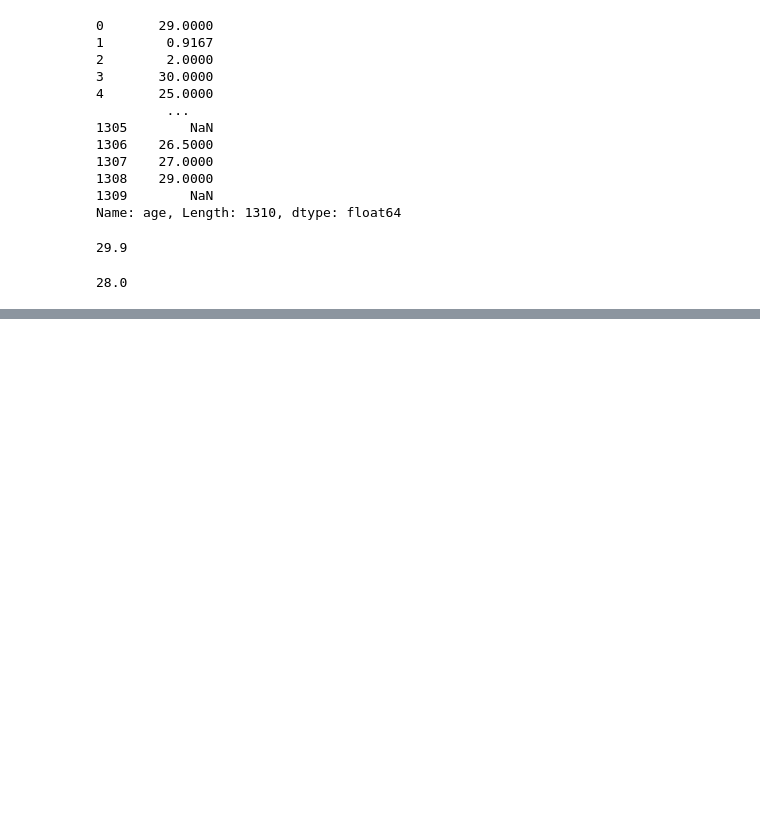
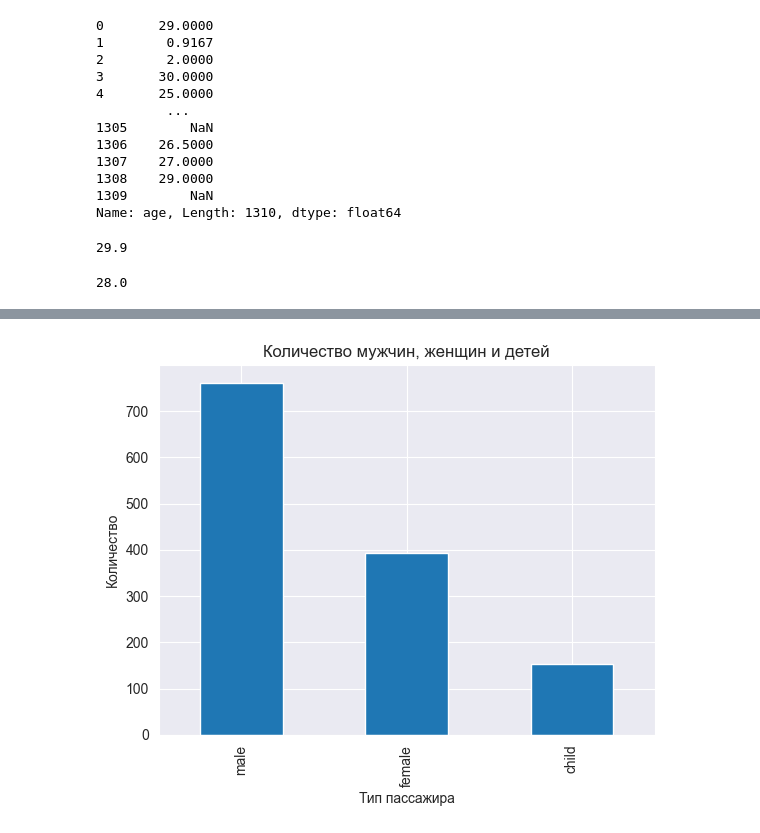
Before and after one commit to AlekseyKhaleev/MachineLearning, a Jupyter notebook: source/ML_LAB1.ipynb, the cells around one changed output, grey strips where cells are left out. Cells and saved outputs as stored; diff of their text form; code cells hidden in the pictures; blank space fills up the shorter version.

```diff
--- a/source/ML_LAB1.ipynb
+++ b/source/ML_LAB1.ipynb
@@ -101,0 +165,11 @@ Text(0, 0.5, 'Density')
+# %%
+df['person'] = df.apply(lambda row: 'child' if row['age'] < 18 else row['sex'],
+                        axis=1)  # добавляем столбец, чтобы различать пассажиров по полу и возрасту (ребенок моложе 18 лет)
+
+df['person'].value_counts().plot(kind='bar')
+plt.title('Количество мужчин, женщин и детей')
+plt.xlabel('Тип пассажира')
+plt.ylabel('Количество')
+plt.show()
+# %% [output]
+[figure, added]
```
Also changed, not shown: parts of 14 cells of this notebook.
